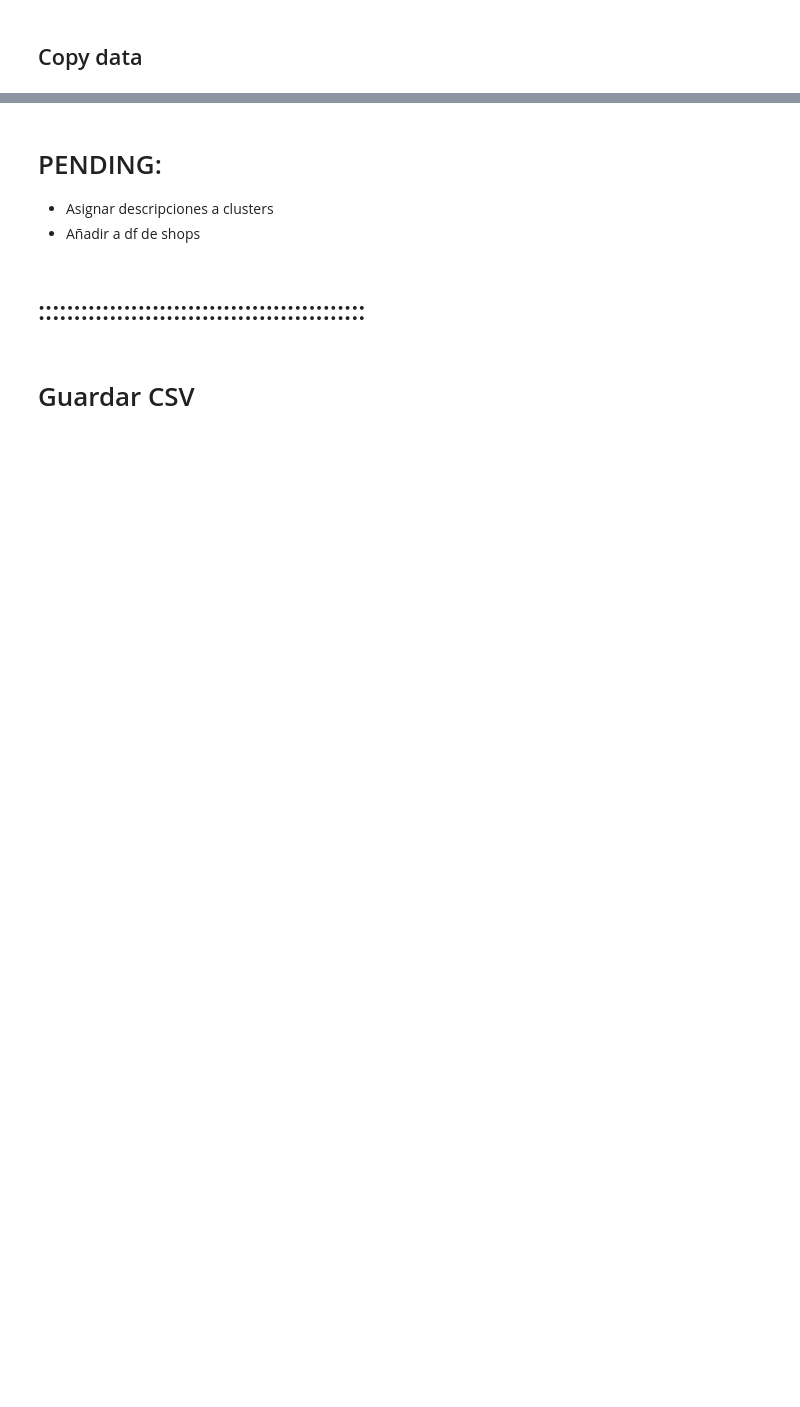
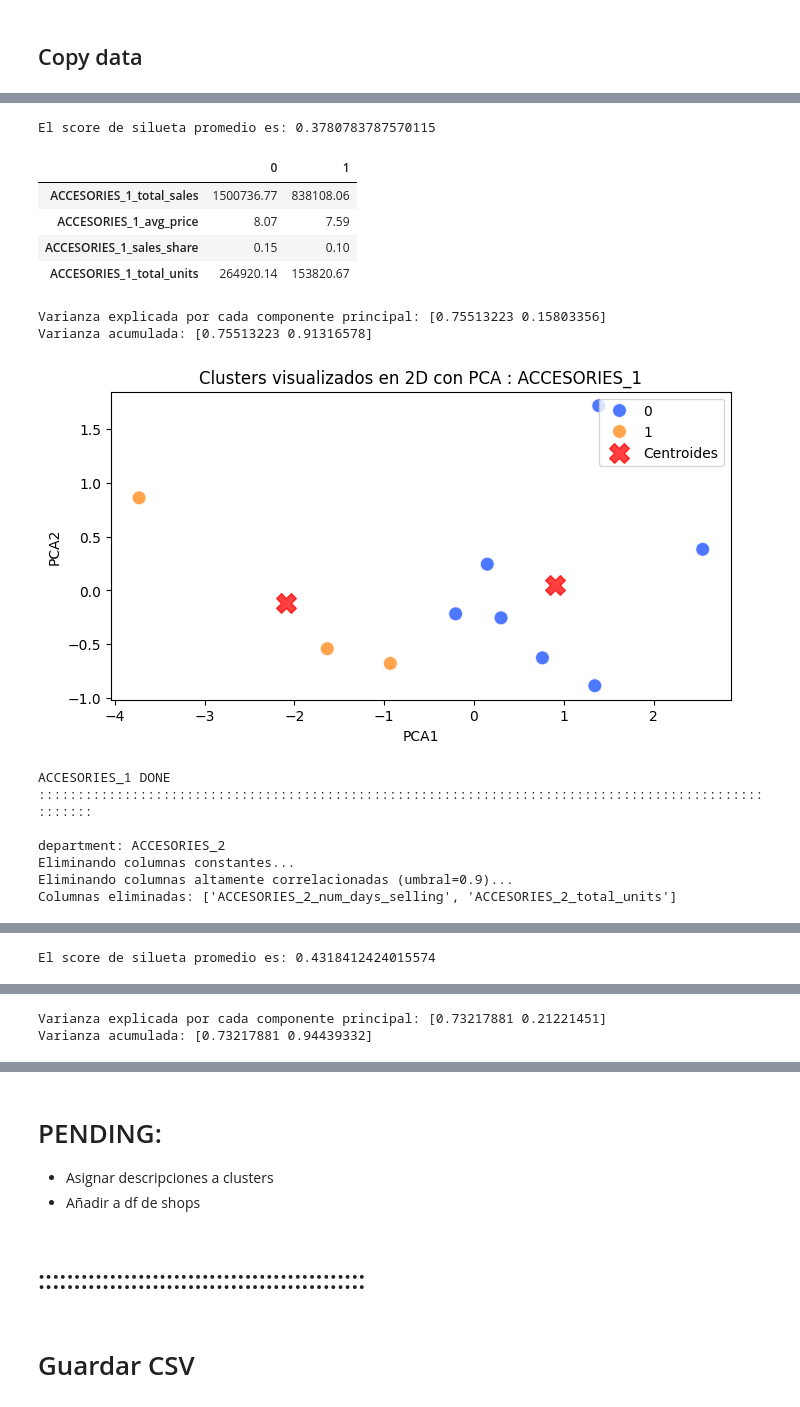
Before and after one commit to antonioMateos/grupo2retail_0424, a Jupyter notebook: 03_Clustering/Clustering_Tiendas_Categorias.ipynb, the cells around one changed output, grey strips where cells are left out. Saved outputs shown, nothing was run; the diff lists cells and outputs as text; code cells hidden in the pictures; blank space fills up the shorter version.

```diff
--- a/03_Clustering/Clustering_Tiendas_Categorias.ipynb
+++ b/03_Clustering/Clustering_Tiendas_Categorias.ipynb
@@ -561,0 +437,5 @@ Departamento: SUPERMARKET_3
+# %%
+# Creacion caracteristicas para segmentacion de TODAS las departamentos
+target = 'department'
+
+df_features, features = features_creation(df, level=target)
@@ -561,0 +445,57 @@ Departamento: SUPERMARKET_3
+# %%
+# Guardamos lista de categorias unicos para loopear
+departments_list = df[target].unique().tolist()
+# %%
+for department in departments_list:
+  print(f'department: {department}')
+
+  # Seleccionamos caracteristicas relativas al departamento
+  selected_features = [feature for feature in features if feature.startswith(department)]
+
+  # Quitamos NaN => shops que no tienen que ver con el departamento
+  df_features.dropna(subset=selected_features, inplace=True)
+
+  # Limpiamos features high correlated y constant
+  cols_to_drop = clean_features(df_features[selected_features], corr_threshold=0.9)
+
+  # Actualizamos selected_features después de limpieza
+  selected_features = list(set(selected_features) - set(cols_to_drop))
+
+  # Preprocesamiento
+  scaled_df, scaler = preprocess_features(df_features[selected_features], Scaler=SCALER)
+
+  # Silhouette
+  length = scaled_df.shape[0] # Por si son menos tiendas del total (alguna no tiene ventas en el departamento)
+  plot_silhouette(scaled_df, ran=length, level=department)
+
+  # Segmentacion con optimal_k
+  if department != 'SUPERMARKET_3':
+    optimal_k = 2 # Segun grafico de silueta
+  else:
+    optimal_k = 3
+
+  data = {
+      'df_features': df_features,
+      'features': selected_features,
+      'X_scaled': scaled_df,
+      'scaler': scaler
+  }
+
+  product_segments, centroid_df = segment_products_kmeans(data, n_clusters=optimal_k)
+
+  # Renombramos CLUSTER_COL de product_segmentes a {department}
+  product_segments = product_segments.rename(columns={CLUSTER_COL: f'{department}'})
+  # Añadimos columna cluster a df_shops_with_clusters desde product_segments usando columna 'item'
+  df_shops_with_clusters = df_shops_with_clusters.merge(product_segments[['store_code', department]], on='store_code', how='left')
+
+  # display(centroid_df.T)
+  # Desescalamos centroides
+  centroids_df = pd.DataFrame(centroid_df, columns=selected_features)
+  cent_formatted = centroids_df.applymap(lambda x: '{:.2f}'.format(x) if isinstance(x, (int, float)) else x)
+  display(cent_formatted.T)
+
+  # Visualizacion 2D
+  pca_df, pca_centroids = pca_and_plot_clusters(data['df_features'][selected_features], n_clusters=optimal_k, detail=department)
+
+  print(f'\n{department} DONE ::::::::::::::::::::::::::::::::::::::::::::::::::::::::::::::::::::::::::::::::::::::::::::::::::::\n')
+# %% [output]
@@ -561,0 +507,15 @@ Departamento: SUPERMARKET_3
+El score de silueta promedio es: 0.3780783787570115
+|  | 0 | 1 |
+| ACCESORIES_1_total_sales | 1500736.77 | 838108.06 |
+| ACCESORIES_1_avg_price | 8.07 | 7.59 |
+| ACCESORIES_1_sales_share | 0.15 | 0.10 |
+| ACCESORIES_1_total_units | 264920.14 | 153820.67 |
+Varianza explicada por cada componente principal: [0.75513223 0.15803356]
+Varianza acumulada: [0.75513223 0.91316578]
+[figure, added]
+ACCESORIES_1 DONE ::::::::::::::::::::::::::::::::::::::::::::::::::::::::::::::::::::::::::::::::::::::::::::::::::::
+
+department: ACCESORIES_2
+Eliminando columnas constantes...
+Eliminando columnas altamente correlacionadas (umbral=0.9)...
+Columnas eliminadas: ['ACCESORIES_2_num_days_selling', 'ACCESORIES_2_total_units']
@@ -561,0 +523 @@ Departamento: SUPERMARKET_3
+El score de silueta promedio es: 0.4318412424015574
@@ -561,0 +528,2 @@ Departamento: SUPERMARKET_3
+Varianza explicada por cada componente principal: [0.73217881 0.21221451]
+Varianza acumulada: [0.73217881 0.94439332]
```
Also changed, not shown: parts of 64 cells of this notebook.
